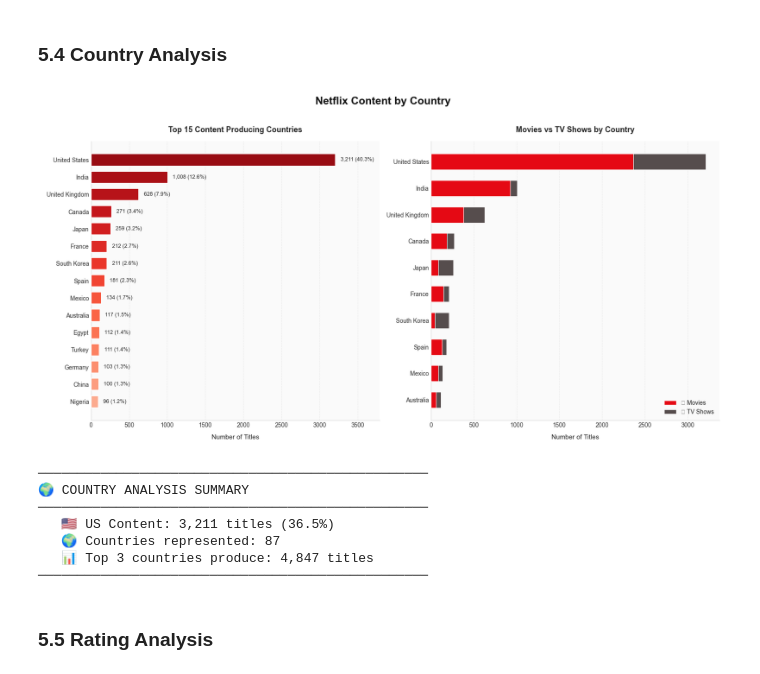
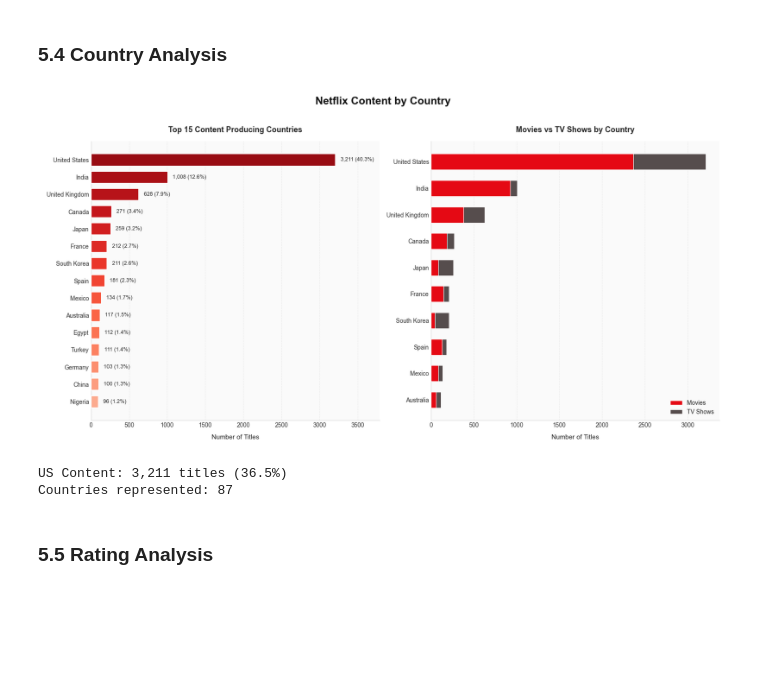
Before and after one commit to NusratBegum/Netflix-Recommendation-System-in-Python, a Jupyter notebook: main.ipynb, the cells around one changed output. Drawn from its saved outputs; the diff is of its cells as text; code cells hidden in the pictures; blank space fills up the shorter version.

```diff
--- a/main.ipynb
+++ b/main.ipynb
@@ -567,13 +424,12 @@ df_clean[['title', 'type', 'year_added', 'month_added', 'content_age', 'time_to_
 
 ### 5.1 Content Type Distribution
 # %%
-# Content Type Analysis - Professional Design
 fig, axes = plt.subplots(1, 2, figsize=(14, 6))
 fig.suptitle('Netflix Content Type Distribution', fontsize=18, fontweight='bold', color=NETFLIX_BLACK, y=1.02)
 
 type_counts = df_clean['type'].value_counts()
 
-# Donut Chart (more modern than pie)
+# Donut chart
 ax1 = axes[0]
 colors = [NETFLIX_RED, NETFLIX_GRAY]
 explode = (0.02, 0)
@@ -581,37 +437,33 @@ wedges, texts, autotexts = ax1.pie(type_counts.values, labels=None, autopct='%1.
                                      colors=colors, explode=explode, startangle=90,
                                      pctdistance=0.75, wedgeprops=dict(width=0.5, edgecolor='white', linewidth=3))
 
-# Style autotexts
 for autotext in autotexts:
     autotext.set_fontsize(14)
     autotext.set_fontweight('bold')
     autotext.set_color('white')
 
-# Add center annotation
 centre_circle = plt.Circle((0, 0), 0.35, fc='white', ec='#EEEEEE', linewidth=2)
 ax1.add_artist(centre_circle)
 ax1.text(0, 0, f'{len(df_clean):,}\nTitles', ha='center', va='center',
          fontsize=14, fontweight='bold', color=NETFLIX_BLACK)
 
-# Custom legend
-ax1.legend(wedges, [f'🎬 {type_counts.index[0]}', f'📺 {type_counts.index[1]}'],
+ax1.legend(wedges, [f'Movies ({type_counts.index[0]})', f'TV Shows ({type_counts.index[1]})'],
            loc='lower center', bbox_to_anchor=(0.5, -0.1), ncol=2, fontsize=11,
            frameon=False)
 ax1.set_title('Proportion of Content Types', fontsize=13, fontweight='bold', pad=20)
 
-# Bar Chart with better styling
+# Bar chart
 ax2 = axes[1]
 x_pos = np.arange(len(type_counts))
 bars = ax2.bar(x_pos, type_counts.values, color=colors, edgecolor='white',
                linewidth=2, width=0.6, zorder=3)
 
 ax2.set_xticks(x_pos)
-ax2.set_xticklabels(['🎬 Movies', '📺 TV Shows'], fontsize=12, fontweight='medium')
+ax2.set_xticklabels(['Movies', 'TV Shows'], fontsize=12, fontweight='medium')
 ax2.set_ylabel('Number of Titles', fontsize=11, fontweight='medium')
 ax2.set_title('Content Count Comparison', fontsize=13, fontweight='bold', pad=15)
 ax2.set_ylim(0, type_counts.max() * 1.15)
 
-# Add value labels on bars
 for bar, val in zip(bars, type_counts.values):
     ax2.text(bar.get_x() + bar.get_width()/2, bar.get_height() + type_counts.max() * 0.02,
              f'{val:,}', ha='center', va='bottom', fontsize=13, fontweight='bold', color=NETFLIX_BLACK)
@@ -622,11 +474,6 @@ ax2.grid(axis='x', visible=False)
 plt.tight_layout()
 plt.show()
 
-# Summary
-print(f"\n{'─'*50}")
-print(f"📊 CONTENT TYPE SUMMARY")
-print(f"{'─'*50}")
-print(f"   🎬 Movies: {type_counts.get('Movie', 0):,} ({type_counts.get('Movie', 0)/len(df_clean)*100:.1f}%)")
-print(f"   📺 TV Shows: {type_counts.get('TV Show', 0):,} ({type_counts.get('TV Show', 0)/len(df_clean)*100:.1f}%)")
-print(f"{'─'*50}")
+print(f"\nMovies: {type_counts.get('Movie', 0):,} ({type_counts.get('Movie', 0)/len(df_clean)*100:.1f}%)")
+print(f"TV Shows: {type_counts.get('TV Show', 0):,} ({type_counts.get('TV Show', 0)/len(df_clean)*100:.1f}%)")
 # %% [output]
@@ -824,11 +642,10 @@ print(f"{'─'*50}")
 # %% [markdown]
 ### 5.4 Country Analysis
 # %%
-# Country Analysis - Professional Design
 fig, axes = plt.subplots(1, 2, figsize=(16, 8))
 fig.suptitle('Netflix Content by Country', fontsize=18, fontweight='bold', color=NETFLIX_BLACK, y=1.02)
 
-# Top 15 countries - Horizontal Bar
+# Top 15 countries
 ax1 = axes[0]
 country_counts = df_clean['primary_country'].value_counts()
 country_counts = country_counts[country_counts.index != 'Unknown'].head(15)
@@ -843,7 +660,6 @@ ax1.set_title('Top 15 Content Producing Countries', fontsize=13, fontweight='bol
 ax1.invert_yaxis()
 ax1.set_xlim(0, country_counts.max() * 1.18)
 
-# Add value labels with percentage
 total = len(df_clean[df_clean['primary_country'] != 'Unknown'])
 for i, (bar, val) in enumerate(zip(bars, country_counts.values)):
     pct = val / total * 100
@@ -853,53 +669,41 @@ for i, (bar, val) in enumerate(zip(bars, country_counts.values)):
 ax1.grid(axis='x', alpha=0.3, linestyle='--', zorder=0)
 ax1.grid(axis='y', visible=False)
 
-# Content type by top countries - Stacked Bar
+# Content type by country
 ax2 = axes[1]
 top_10_countries = country_counts.head(10).index
 country_type = df_clean[df_clean['primary_country'].isin(top_10_countries)].groupby(
     ['primary_country', 'type']).size().unstack(fill_value=0)
 country_type = country_type.loc[top_10_countries]
 
-# Sort by total content
 country_type['total'] = country_type.sum(axis=1)
 country_type = country_type.sort_values('total', ascending=True)
 country_type = country_type.drop('total', axis=1)
 
 y_pos = range(len(country_type))
 bars1 = ax2.barh(y_pos, country_type['Movie'], color=NETFLIX_RED,
-                  edgecolor='white', linewidth=0.8, height=0.6, label='🎬 Movies', zorder=3)
+                  edgecolor='white', linewidth=0.8, height=0.6, label='Movies', zorder=3)
 bars2 = ax2.barh(y_pos, country_type['TV Show'], left=country_type['Movie'], color='#564D4D',
-                  edgecolor='white', linewidth=0.8, height=0.6, label='📺 TV Shows', zorder=3)
+                  edgecolor='white', linewidth=0.8, height=0.6, label='TV Shows', zorder=3)
 
 ax2.set_yticks(y_pos)
 ax2.set_yticklabels(country_type.index, fontsize=10)
 ax2.set_xlabel('Number of Titles', fontsize=11, fontweight='medium')
 ax2.set_title('Movies vs TV Shows by Country', fontsize=13, fontweight='bold', pad=15)
 ax2.legend(loc='lower right', framealpha=0.9, fontsize=10)
 ax2.grid(axis='x', alpha=0.3, linestyle='--', zorder=0)
 ax2.grid(axis='y', visible=False)
 
 plt.tight_layout()
 plt.show()
 
-# Summary
 us_content = len(df_clean[df_clean['primary_country'] == 'United States'])
-print(f"\n{'─'*50}")
-print(f"🌍 COUNTRY ANALYSIS SUMMARY")
-print(f"{'─'*50}")
-print(f"   🇺🇸 US Content: {us_content:,} titles ({us_content/len(df_clean)*100:.1f}%)")
-print(f"   🌍 Countries represented: {df_clean['primary_country'].nunique()}")
-print(f"   📊 Top 3 countries produce: {country_counts.head(3).sum():,} titles")
-print(f"{'─'*50}")
+print(f"\nUS Content: {us_content:,} titles ({us_content/len(df_clean)*100:.1f}%)")
+print(f"Countries represented: {df_clean['primary_country'].nunique()}")
 # %% [output]
-[figure, old version]
+[figure, new version]
-──────────────────────────────────────────────────
-🌍 COUNTRY ANALYSIS SUMMARY
-──────────────────────────────────────────────────
-   🇺🇸 US Content: 3,211 titles (36.5%)
-   🌍 Countries represented: 87
-   📊 Top 3 countries produce: 4,847 titles
-──────────────────────────────────────────────────
+US Content: 3,211 titles (36.5%)
+Countries represented: 87
 # %% [markdown]
 ### 5.5 Rating Analysis
 # %%
```
Also changed, not shown: parts of 34 cells of this notebook.
